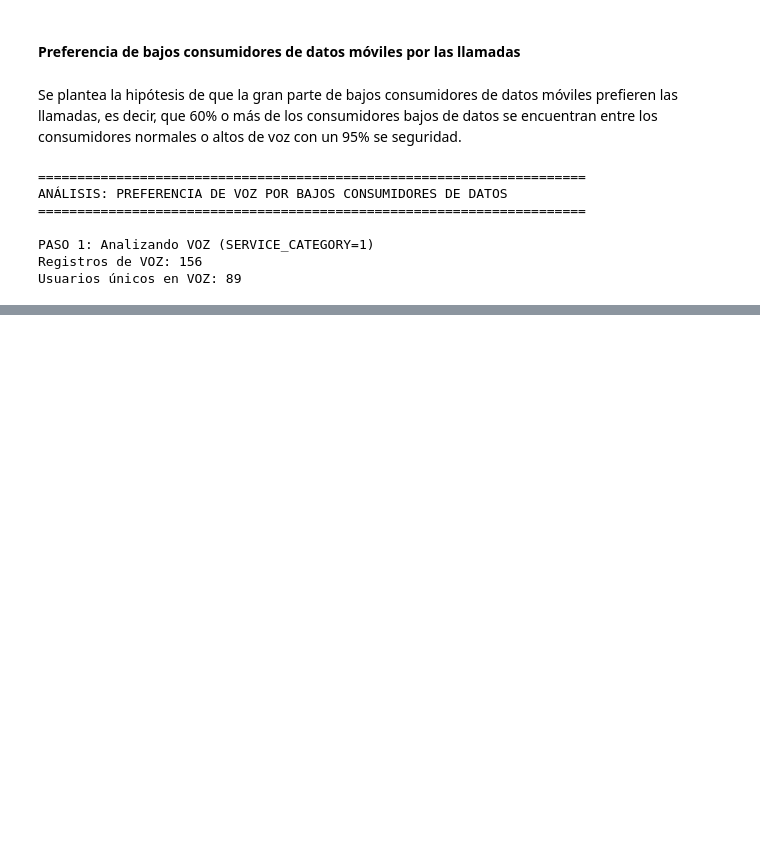
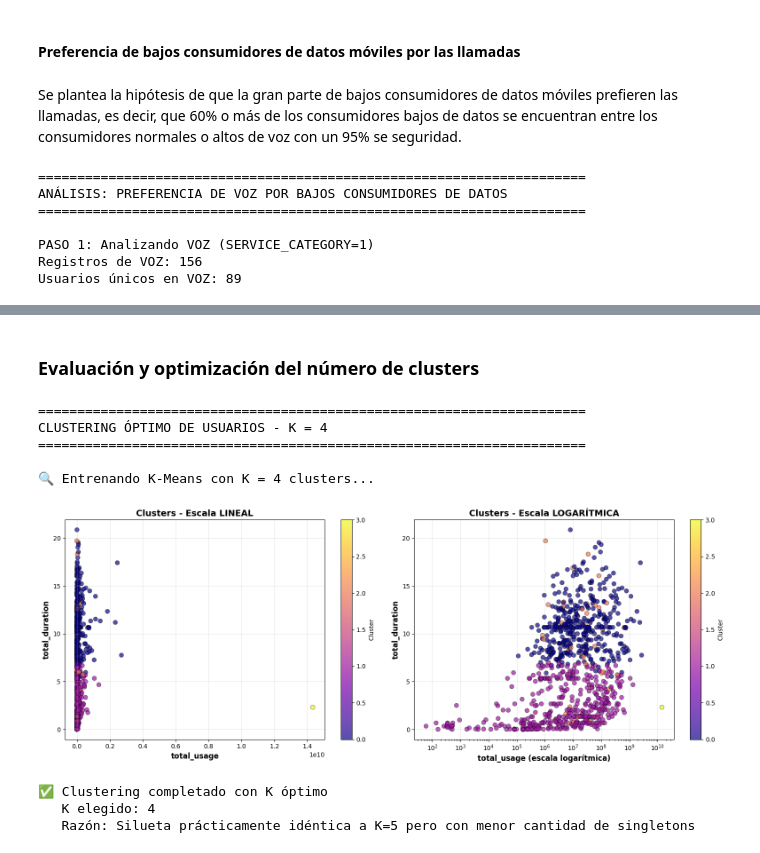
Before and after one commit to Javi111003/ML-FinalProject, a Jupyter notebook: clustering/experiments.ipynb, the cells around one changed output, grey strips where cells are left out. Drawn from its saved outputs; the diff is of its cells as text; code cells hidden in the pictures; blank space fills up the shorter version.

Commit message:
feat/added optimization to the number of clusters

```diff
--- a/clustering/experiments.ipynb
+++ b/clustering/experiments.ipynb
@@ -903,0 +1062,28 @@ All              1    34       8   43
+# %% [markdown]
+### Evaluación y optimización del número de clusters
+# %%
+# Aplicar función run_kmeans_optimized con el K recomendado
+print("="*70)
+print(f"CLUSTERING ÓPTIMO DE USUARIOS - K = {best_k_final}")
+print("="*70)
+
+# Ejecutar función con el K recomendado (considerando silueta Y distribución)
+result_optimizado = run_kmeans(
+    usuarios.copy(),
+    k_clusters=best_k_final,
+    features=['total_usage', 'total_duration', 'num_sessions']
+)
+
+print("\n✅ Clustering completado con K óptimo")
+print(f"   K elegido: {best_k_final}")
+print(f"   Razón: Silueta prácticamente idéntica a K=5 pero con menor cantidad de singletons")
+# %% [output]
+======================================================================
+CLUSTERING ÓPTIMO DE USUARIOS - K = 4
+======================================================================
+
+🔍 Entrenando K-Means con K = 4 clusters...
+[figure, added]
+✅ Clustering completado con K óptimo
+   K elegido: 4
+   Razón: Silueta prácticamente idéntica a K=5 pero con menor cantidad de singletons
```
Also changed, not shown: parts of 14 cells of this notebook, 29 other files.
